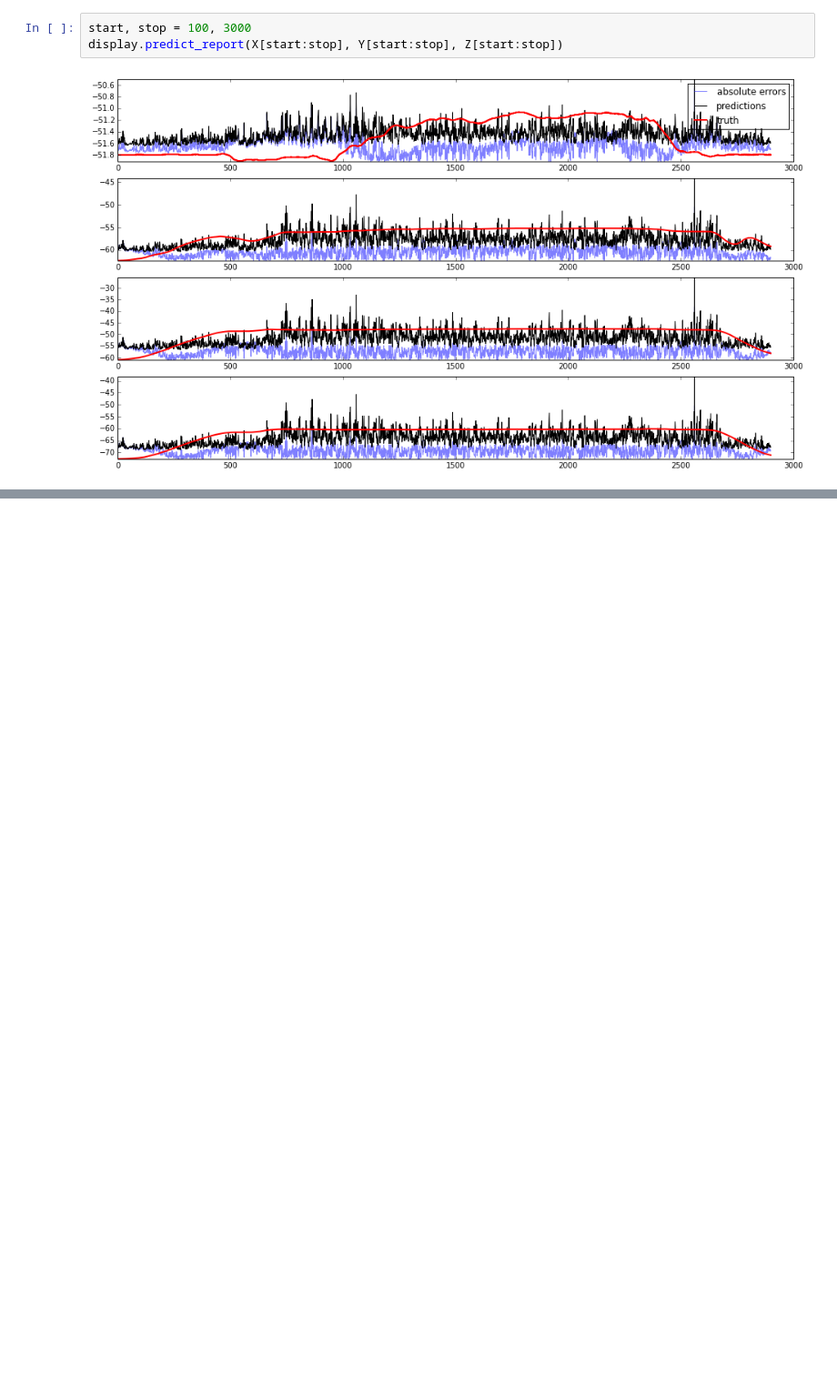
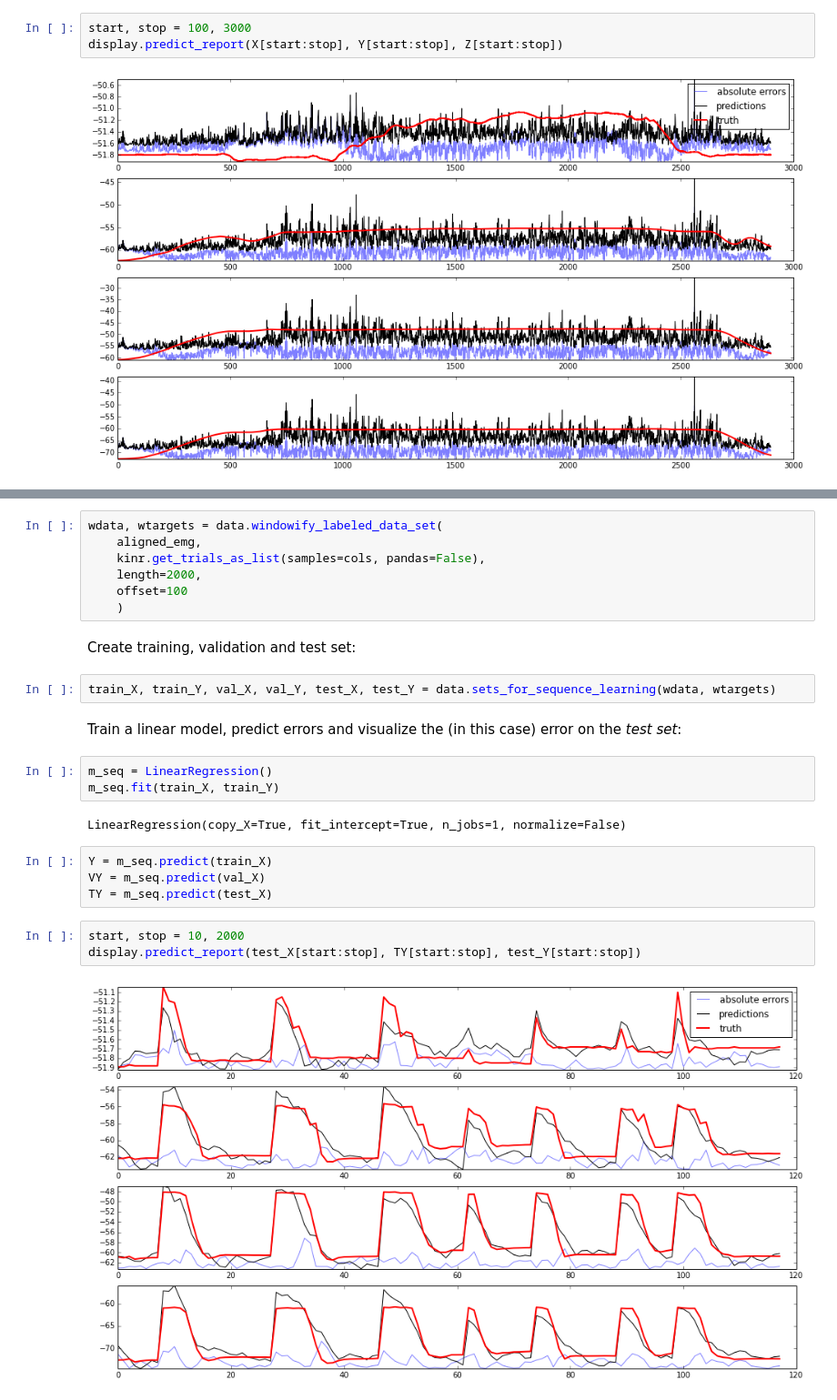
Before and after one commit to PaddyK/biosi, a Jupyter notebook: Example Notebook.ipynb, the cells around one changed output, grey strips where cells are left out. Shown at 91% size. Saved outputs shown, nothing was run; the diff lists cells and outputs as text; blank space fills up the shorter version.

Commit message:
Sequence prediction of kartesian koordinates Implemented prediction of kartesian coordinates of a sequence of time steps

```diff
--- a/Example Notebook.ipynb
+++ b/Example Notebook.ipynb
@@ -136,0 +150,27 @@ display.predict_report(X[start:stop], Y[start:stop], Z[start:stop])
+# %%
+wdata, wtargets = data.windowify_labeled_data_set(
+    aligned_emg,
+    kinr.get_trials_as_list(samples=cols, pandas=False),
+    length=2000,
+    offset=100
+    )
+# %% [markdown]
+Create training, validation and test set:
+# %%
+train_X, train_Y, val_X, val_Y, test_X, test_Y = data.sets_for_sequence_learning(wdata, wtargets)
+# %% [markdown]
+Train a linear model, predict errors and visualize the (in this case) error on the *test set*:
+# %%
+m_seq = LinearRegression()
+m_seq.fit(train_X, train_Y)
+# %% [output]
+LinearRegression(copy_X=True, fit_intercept=True, n_jobs=1, normalize=False)
+# %%
+Y = m_seq.predict(train_X)
+VY = m_seq.predict(val_X)
+TY = m_seq.predict(test_X)
+# %%
+start, stop = 10, 2000
+display.predict_report(test_X[start:stop], TY[start:stop], test_Y[start:stop])
+# %% [output]
+[figure, added]
```
Also changed, not shown: parts of 3 cells of this notebook, 2 other files.
